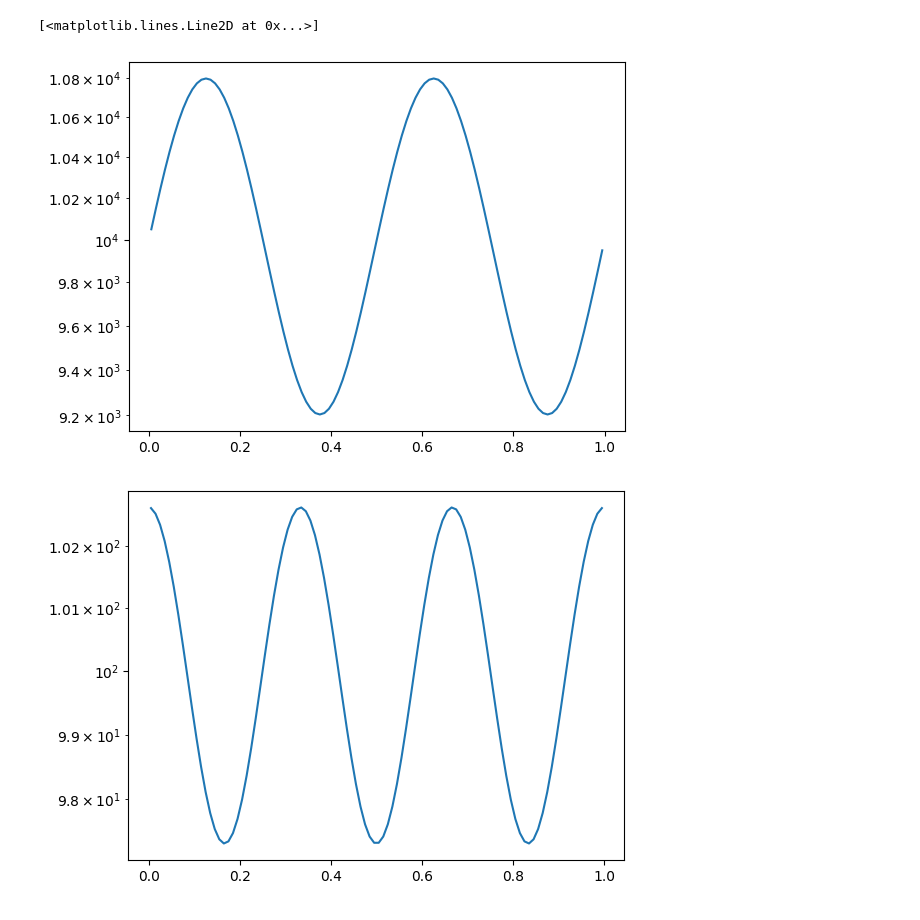
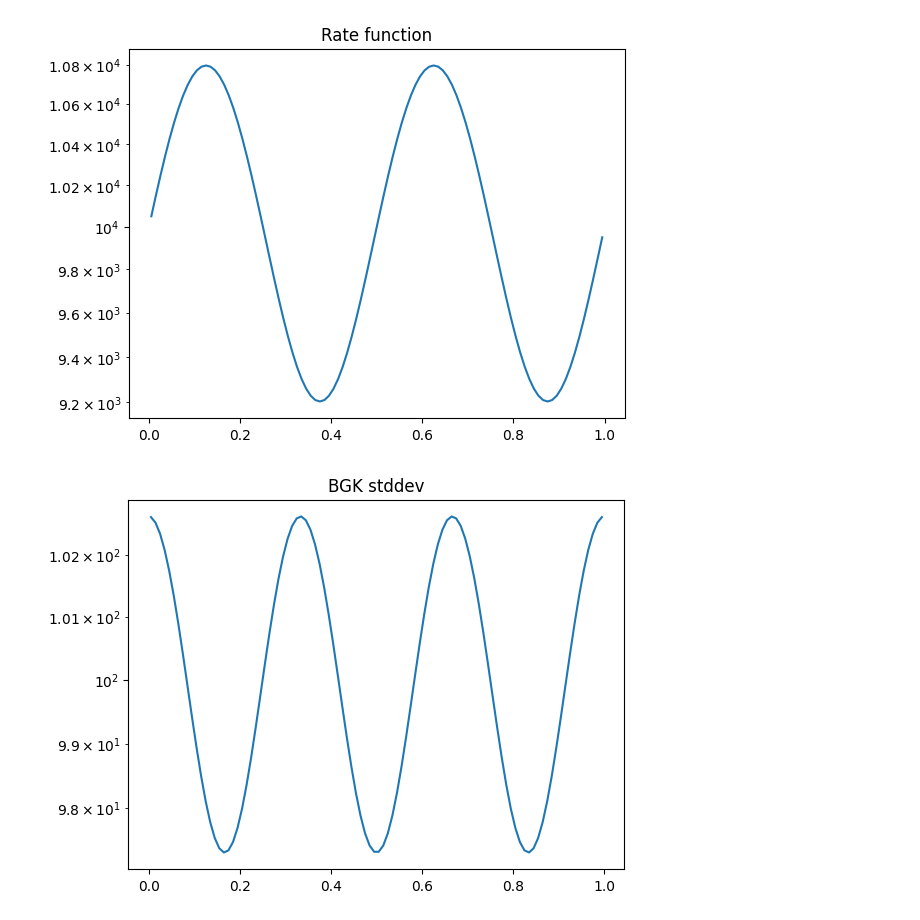
Before and after one commit to RVB12/neptune-mc, a Jupyter notebook: examples/script_vince.ipynb, the cells around one changed output. Cells and saved outputs as stored; diff of their text form; code cells hidden in the pictures.

```diff
--- a/examples/script_vince.ipynb
+++ b/examples/script_vince.ipynb
@@ -20,35 +20,42 @@ nz = 1
 
 # Background parameters
 ncells = nx * ny * nz
 vol = Lx*Ly*Lz/nx/ny/nz
 
 xval = np.linspace(1./nx/2., 1-1./nx/2., nx)
 intensityfun = np.zeros(ncells)
 for i in range(ncells):
     # intensityfun[i] = 1.0
     intensityfun[i] = (1.0 / (2.0 * np.pi) ) * np.sin(2.0 * np.pi * xval[i]) + 1.0
 
 rate = np.zeros(ncells, dtype=np.float64)
 for i in range(ncells):
     rate[i] = (1.0 / (4.0 * np.pi) ) * 10.0**4 * np.sin(4.0 * np.pi * xval[i]) + 10.0**4
 
 bgk_stddev = np.zeros(ncells, dtype=np.float64)
 for i in range(ncells):
     bgk_stddev[i] = np.sqrt((1.0 / (6.0 * np.pi) ) * 10.0**4 * np.cos(6.0 * np.pi * xval[i]) + 10.0**4)
 
 bgk_mean_x = np.zeros(ncells, dtype=np.float64)
 for i in range(ncells):
     bgk_mean_x[i] = (1.0 / (6.0 * np.pi) ) * np.sin(6.0 * np.pi * xval[i]) + 1.0
 
 bgk_mean_y = np.zeros(ncells, dtype=np.float64)
 bgk_mean_z = np.zeros(ncells, dtype=np.float64)
 
 plt.figure()
-plt.semilogy(xval, rate, label='Rate')
+plt.semilogy(xval, rate)
+plt.title("Rate function")
 
 plt.figure()
-plt.semilogy(xval, bgk_stddev, label='BGK StdDev')
+plt.semilogy(xval, bgk_stddev)
+plt.title("BGK stddev")
+
+plt.figure()
+plt.plot(xval, intensityfun / vol)
+plt.title("Intensity function")
+plt.xlabel("x")
+plt.show()
 # %% [output]
-[<matplotlib.lines.Line2D at 0x...>]
-[figure, old version]
+[figure, new version]
-[figure, old version]
+[figure, new version]
```
Also changed, not shown: parts of 5 cells of this notebook, 7 other files.
